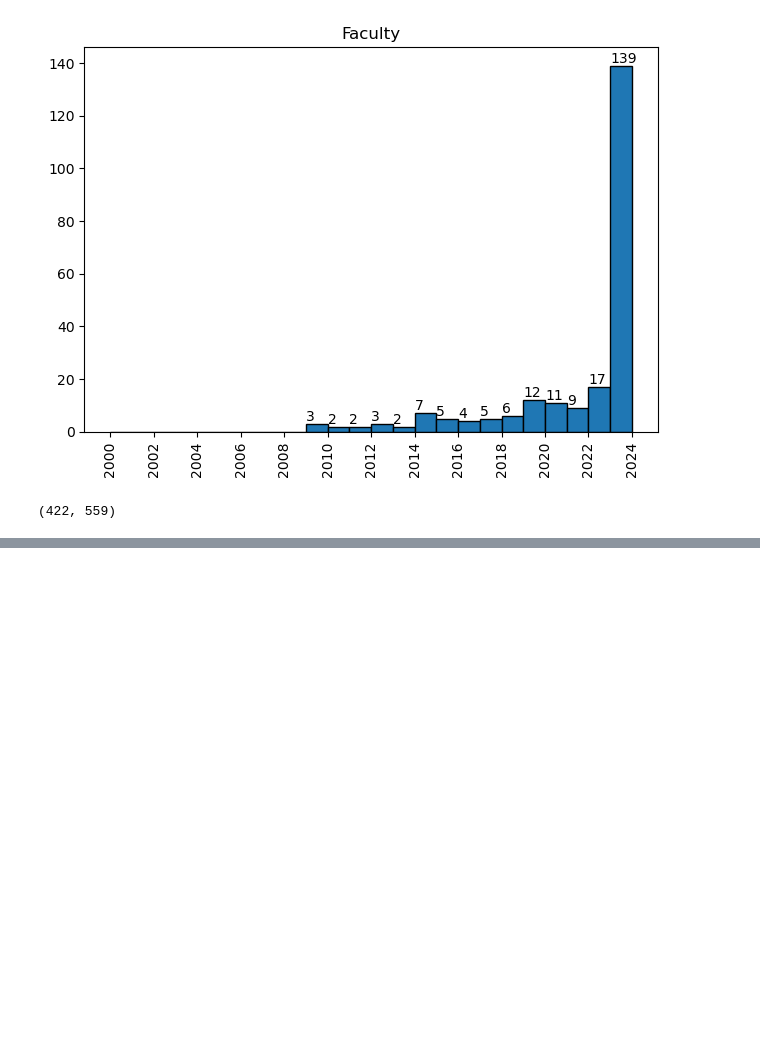
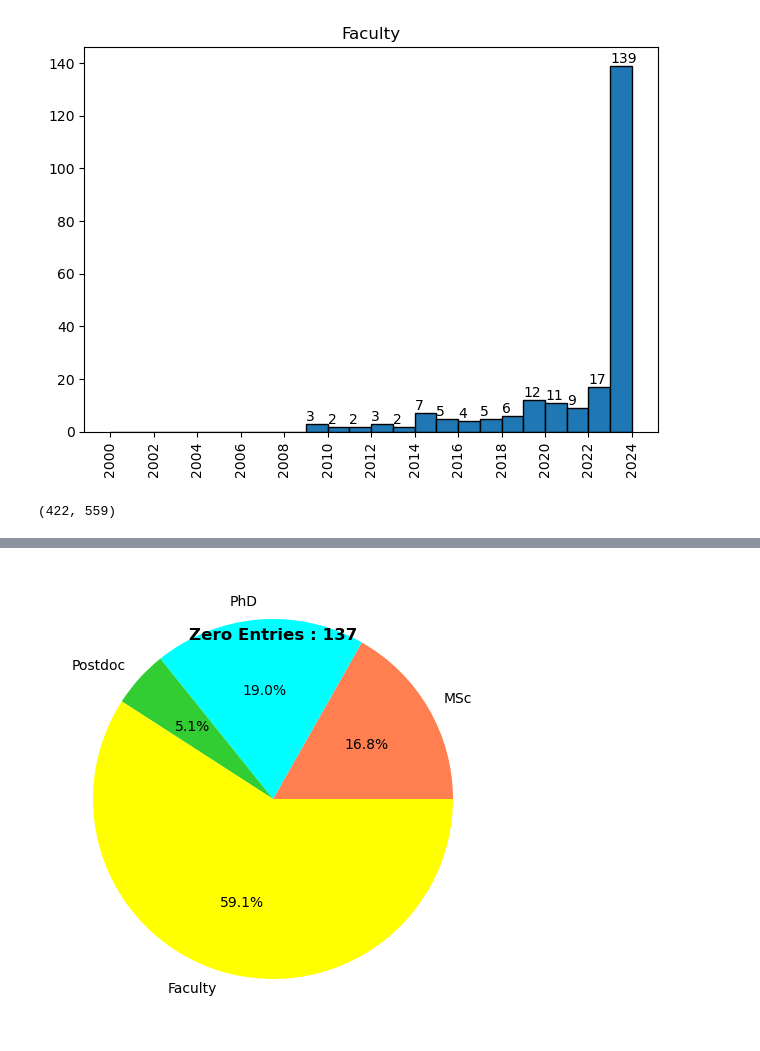
Before and after one commit to clarenc3/t2kyoung_members, a Jupyter notebook: T2K_members_ana.ipynb, the cells around one changed output, grey strips where cells are left out. Cells and saved outputs as stored; diff of their text form; code cells hidden in the pictures; blank space fills up the shorter version.

```diff
--- a/T2K_members_ana.ipynb
+++ b/T2K_members_ana.ipynb
@@ -224,0 +270,18 @@ len(df.loc[df['Last contribution'].dt.year<2030]), len(df)
+# %%
+the_tested_df = [df_msc, df_phd, df_drs, df_fac]
+labels = ['MSc', 'PhD', 'Postdoc', 'Faculty']
+
+sizes = []
+for the_df in the_tested_df:
+
+    ghost_df = the_df.loc[the_df['Ghost']==True]
+    sizes.append(len(ghost_df))
+
+fig, ax = plt.subplots()
+_ = ax.pie(sizes, labels=labels,  colors=['coral', 'cyan', 'limegreen', 'yellow', 'orange', 'pink'], autopct='%1.1f%%')
+fig.text(0.5, 0.84, 'Zero Entries '+f': {np.sum(sizes)}', ha='center', va='center', fontsize=12, fontweight='bold')
+
+plt.tight_layout()
+plt.savefig('zero_entries_by_position.pdf')
+# %% [output]
+[figure, added]
```
Also changed, not shown: parts of 4 cells of this notebook.
